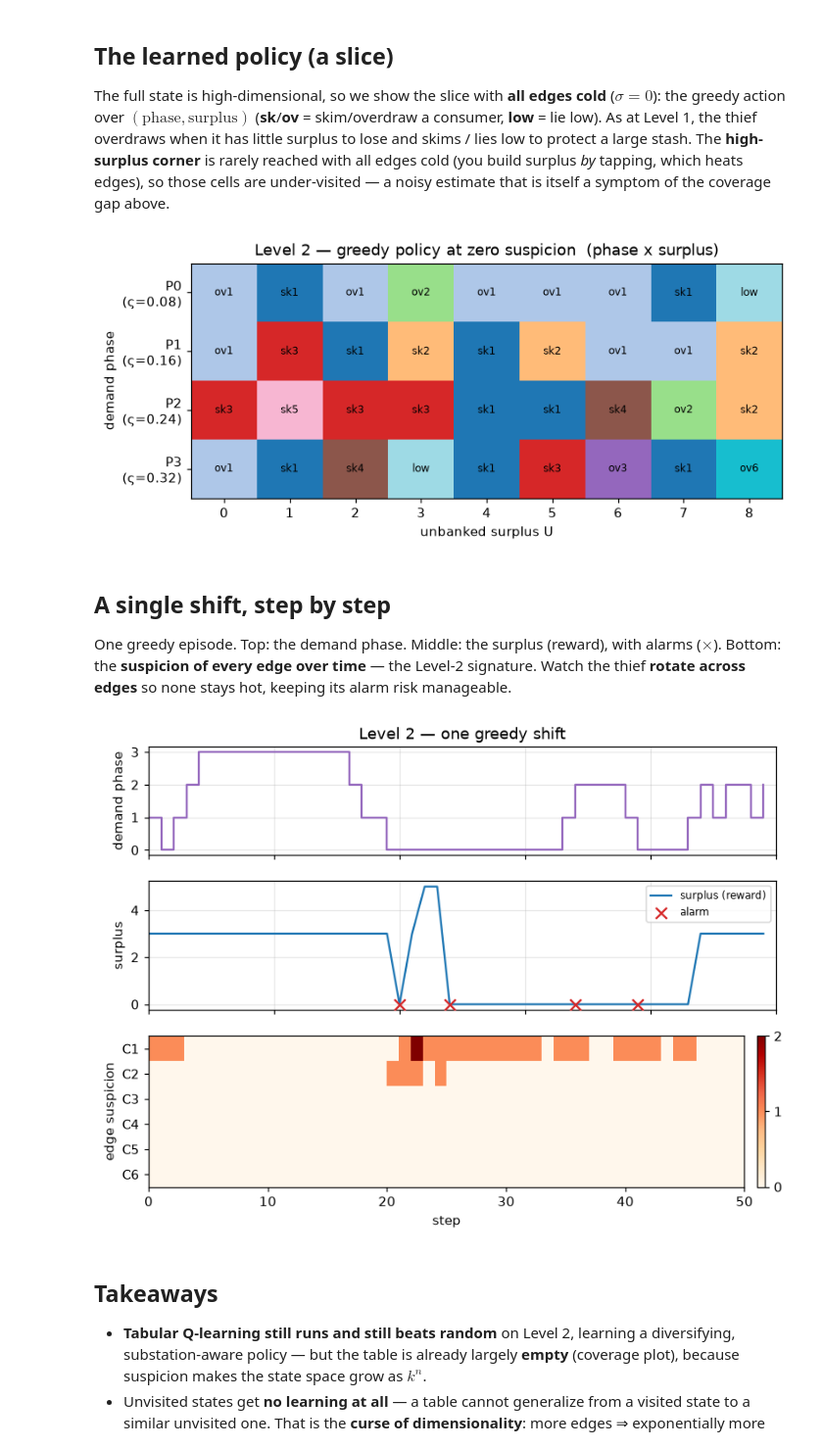
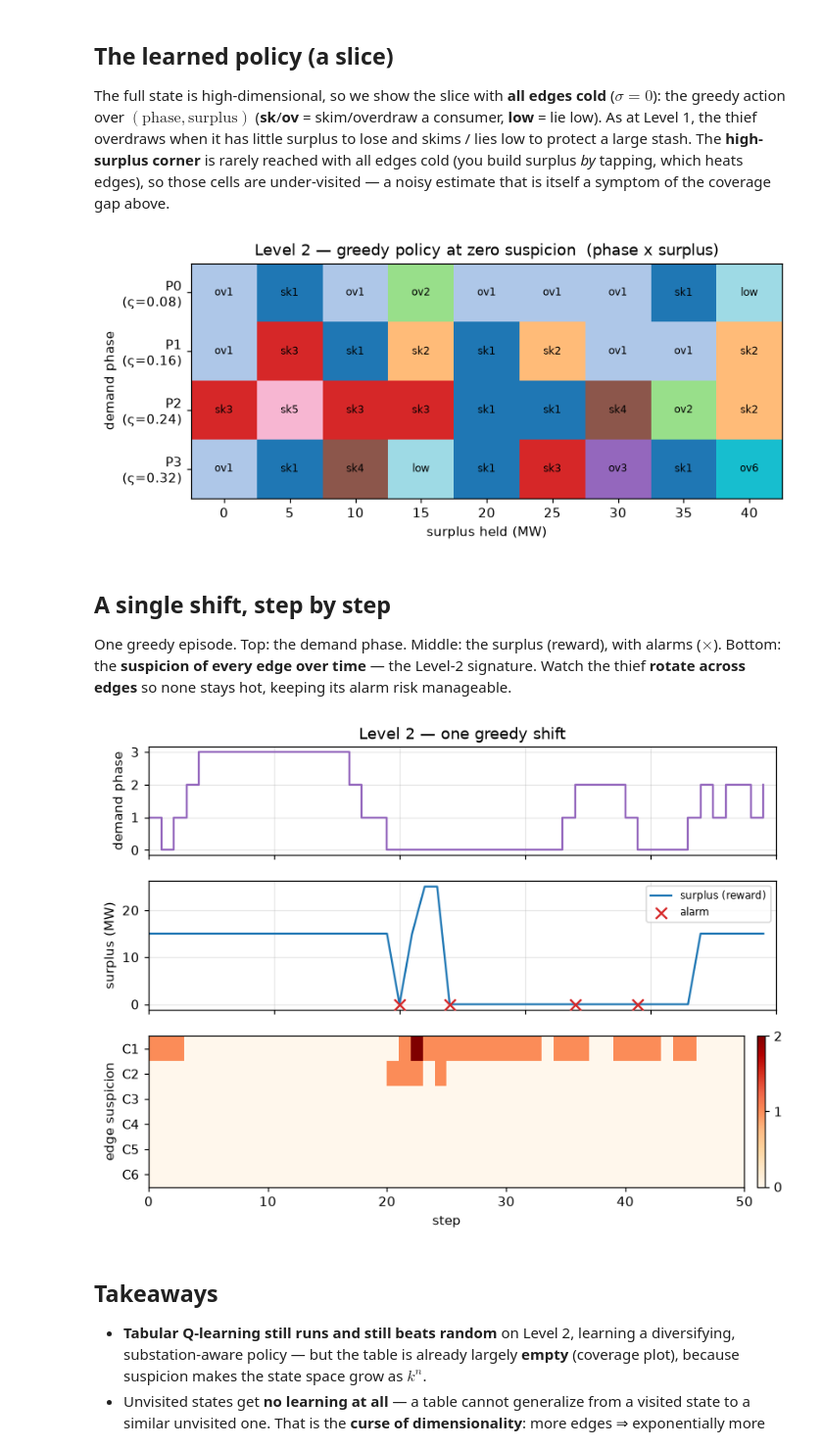
Before and after one commit to bercaakbayir/unimi-dse-rl-assignment, a Jupyter notebook: notebooks/level-2.ipynb, the cells around one changed output. Shown at 98% size. Drawn from its saved outputs; the diff is of its cells as text; code cells hidden in the pictures.

```diff
--- a/notebooks/level-2.ipynb
+++ b/notebooks/level-2.ipynb
@@ -55,6 +58,10 @@ from energy_thief.agents import QLearningAgent
 
 rng = np.random.default_rng(0)
 plt.rcParams["figure.dpi"] = 110
+
+# Display scale: 1 abstract energy unit = 5 megawatts (substation-feeder scale).
+# Purely for labels — the environment's dynamics use the raw integer units.
+MW = 5
 # %%
 env = GridThiefEnvL2(seed=1)
 print(f"states: {env.n_states}   actions: {env.n_actions}")
@@ -117,12 +124,12 @@ axS.text(5.0, 0.15, "S2 monitored more closely (x1.3); each tap heats that edge;
 axK.imshow(env.slack.T, cmap="Greens", aspect="auto", vmin=0, vmax=max(1, env.slack.max()))
 for i in range(n):
     for ph in range(env.n_phase):
-        axK.text(ph, i, str(env.slack[ph, i]), ha="center", va="center", fontsize=8.5,
+        axK.text(ph, i, str(env.slack[ph, i]*MW), ha="center", va="center", fontsize=8.5,
                  color="white" if env.slack[ph, i] > env.slack.max()*0.6 else "black")
 axK.set_xticks(range(env.n_phase)); axK.set_xticklabels([f"P{p}" for p in range(env.n_phase)])
 axK.set_yticks(range(n))
 axK.set_yticklabels([f"{env.consumers[i]}·{env.substations[env.substation_of[i]]}" for i in range(n)])
-axK.set_xlabel("demand phase"); axK.set_title("divertible slack (waste)", fontsize=10)
+axK.set_xlabel("demand phase"); axK.set_title("divertible slack (MW)", fontsize=10)
 
 # Panel 3: suspicion inflates overdraw risk (sigma x phase) for an S1 edge
 sus_risk = np.array([[min(1.0, env.sens[ph] * (env.base_divert + env.shortfall_weight * env.overdraw_extra)
@@ -312,12 +319,13 @@ for P in range(env.n_phase):
     for U in range(env.surplus_max + 1):
         ax.text(U, P, short(policy[P, U]), ha="center", va="center", fontsize=8)
 ax.set_xticks(range(env.surplus_max + 1)); ax.set_yticks(range(env.n_phase))
+ax.set_xticklabels([U * MW for U in range(env.surplus_max + 1)])
 ax.set_yticklabels([f"P{P}\n(ς={env.sens[P]:.2f})" for P in range(env.n_phase)])
-ax.set_xlabel("unbanked surplus U"); ax.set_ylabel("demand phase")
+ax.set_xlabel("surplus held (MW)"); ax.set_ylabel("demand phase")
 ax.set_title("Level 2 — greedy policy at zero suspicion  (phase x surplus)")
 plt.show()
 # %% [output]
-[figure, old version]
+[figure, new version]
 # %% [markdown]
 ## A single shift, step by step
 
@@ -331,36 +339,36 @@ def greedy_trace(env, agent):
     phases, surplus, alarms, susp_hist = [], [], [], []
     done, t = False, 0
     while not done:
         a = agent.select_action(s, greedy=True)
         s, r, term, trunc, info = env.step(a)
         phases.append(info["phase"]); surplus.append(info["surplus"])
         susp_hist.append(info["suspicion"])
         if info["alarm"]: alarms.append(t)
         done, t = term or trunc, t + 1
     return np.array(phases), np.array(surplus), alarms, np.array(susp_hist).T
 
 phases, surplus, alarms, susp_hist = greedy_trace(GridThiefEnvL2(seed=7), agents[0])
 steps = np.arange(len(phases))
 
 fig, (a1, a2, a3) = plt.subplots(3, 1, figsize=(8.5, 6), sharex=True,
                                  gridspec_kw={"height_ratios": [1, 1.2, 1.4]})
 a1.step(steps, phases, where="post", color="C4"); a1.set_ylabel("demand phase")
 a1.set_yticks(range(env.n_phase)); a1.grid(alpha=0.3)
 a1.set_title("Level 2 — one greedy shift")
 
-a2.plot(steps, surplus, color="C0", label="surplus (reward)")
+a2.plot(steps, surplus * MW, color="C0", label="surplus (reward)")
 if alarms:
     a2.scatter(alarms, np.zeros(len(alarms)), marker="x", color="C3", s=70, zorder=3, label="alarm")
-a2.set_ylabel("surplus"); a2.grid(alpha=0.3); a2.legend(loc="upper right", fontsize=8)
+a2.set_ylabel("surplus (MW)"); a2.grid(alpha=0.3); a2.legend(loc="upper right", fontsize=8)
 
 im = a3.imshow(susp_hist, cmap="OrRd", aspect="auto", vmin=0, vmax=env.k - 1,
                extent=[0, len(phases), env.n_consumers - 0.5, -0.5])
 a3.set_yticks(range(env.n_consumers)); a3.set_yticklabels(env.consumers)
 a3.set_ylabel("edge suspicion"); a3.set_xlabel("step")
 fig.colorbar(im, ax=a3, fraction=0.03, pad=0.02, ticks=range(env.k))
 plt.show()
 # %% [output]
-[figure, old version]
+[figure, new version]
 # %% [markdown]
 ## Takeaways
 
```
Also changed, not shown: parts of 4 cells of this notebook, 1 other file.
